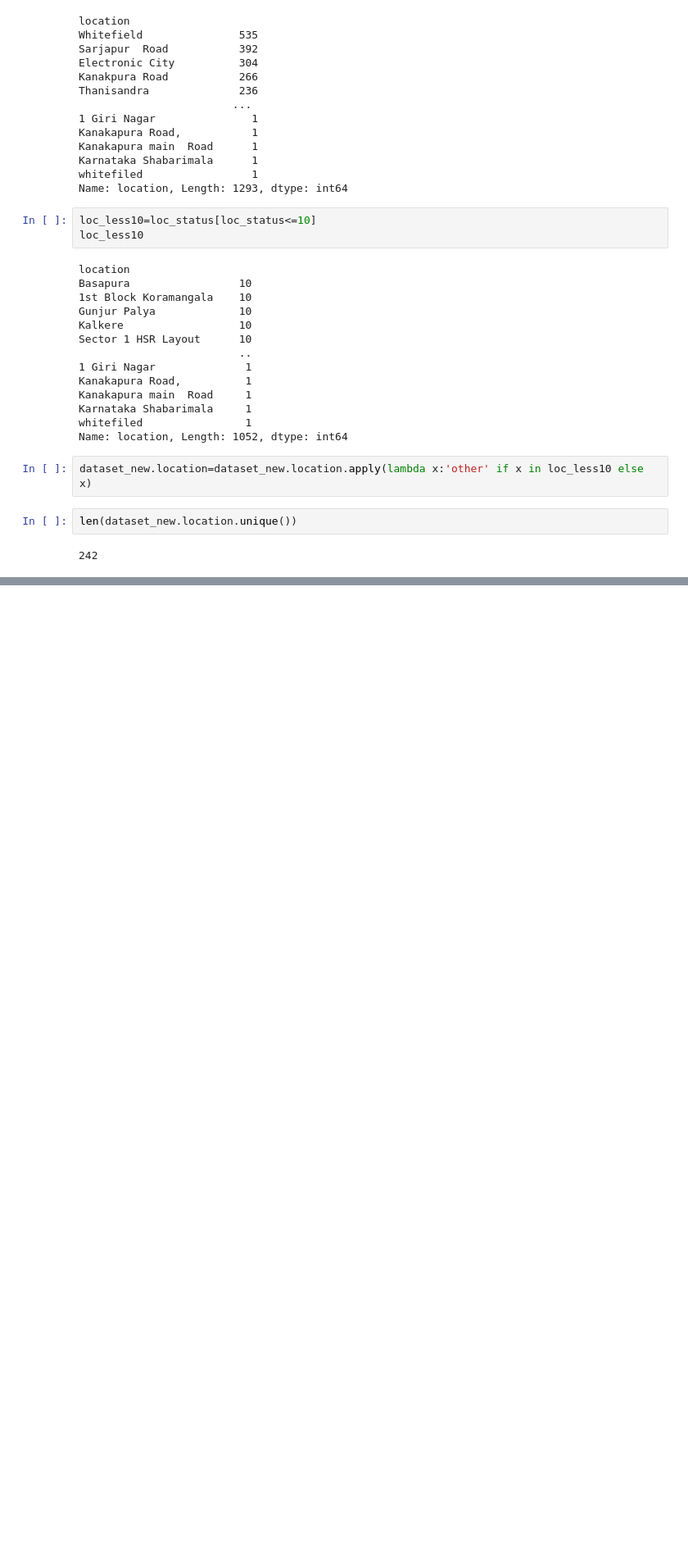
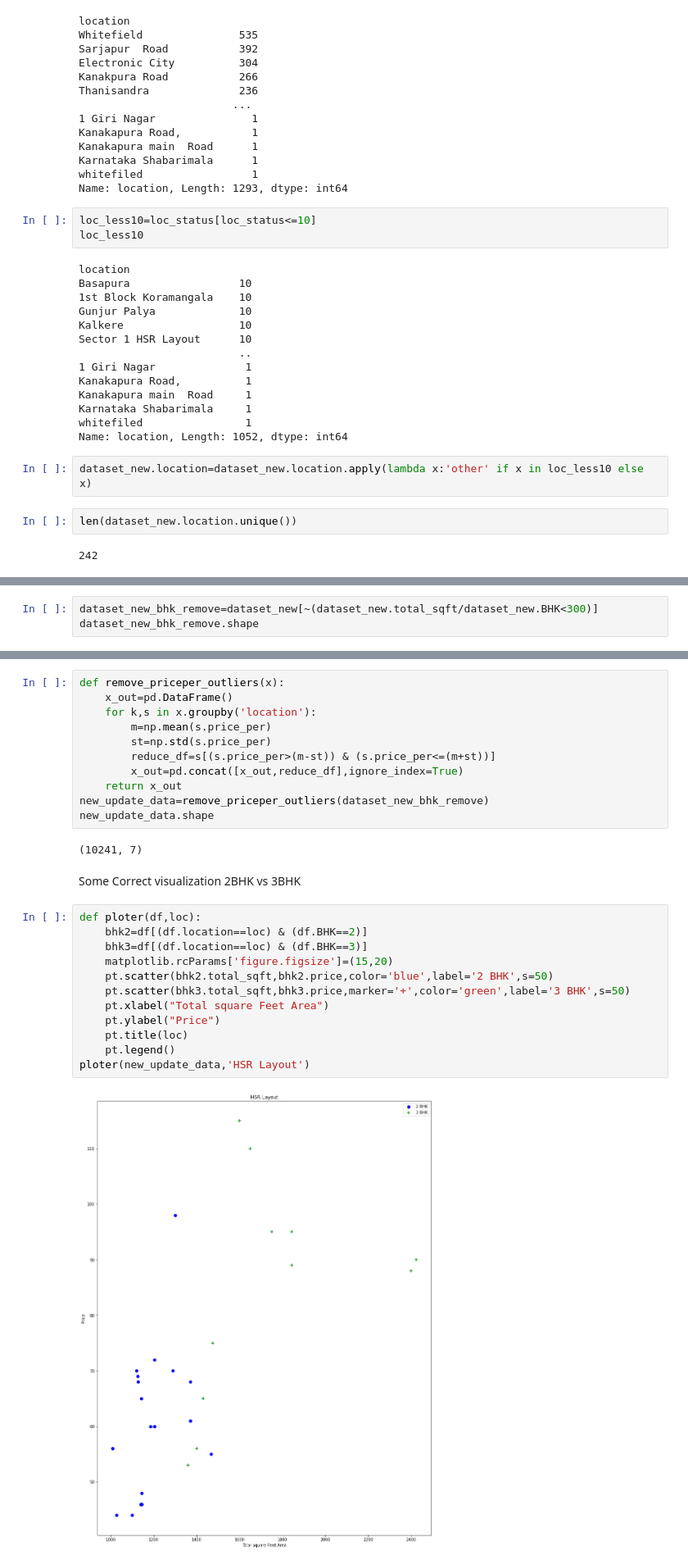
Before and after one commit to Vishwam-work/Real-Estate-Price-prediction-, a Jupyter notebook: Real Estate Price pridiction.ipynb, the cells around one changed output, grey strips where cells are left out. Shown at 82% size. Drawn from its saved outputs; the diff is of its cells as text; blank space fills up the shorter version.

Commit message:
Outliner remover

```diff
--- a/Real Estate Price pridiction.ipynb
+++ b/Real Estate Price pridiction.ipynb
@@ -268,0 +296,3 @@ len(dataset_new.location.unique())
+# %%
+dataset_new_bhk_remove=dataset_new[~(dataset_new.total_sqft/dataset_new.BHK<300)]
+dataset_new_bhk_remove.shape
@@ -268,0 +313,29 @@ len(dataset_new.location.unique())
+# %%
+def remove_priceper_outliers(x):
+    x_out=pd.DataFrame()
+    for k,s in x.groupby('location'):
+        m=np.mean(s.price_per)
+        st=np.std(s.price_per)
+        reduce_df=s[(s.price_per>(m-st)) & (s.price_per<=(m+st))]
+        x_out=pd.concat([x_out,reduce_df],ignore_index=True)
+    return x_out
+new_update_data=remove_priceper_outliers(dataset_new_bhk_remove)
+new_update_data.shape
+# %% [output]
+(10241, 7)
+# %% [markdown]
+Some Correct visualization 2BHK vs 3BHK
+# %%
+def ploter(df,loc):
+    bhk2=df[(df.location==loc) & (df.BHK==2)]
+    bhk3=df[(df.location==loc) & (df.BHK==3)]
+    matplotlib.rcParams['figure.figsize']=(15,20)
+    pt.scatter(bhk2.total_sqft,bhk2.price,color='blue',label='2 BHK',s=50)
+    pt.scatter(bhk3.total_sqft,bhk3.price,marker='+',color='green',label='3 BHK',s=50)
+    pt.xlabel("Total square Feet Area")
+    pt.ylabel("Price")
+    pt.title(loc)
+    pt.legend()
+ploter(new_update_data,'HSR Layout')
+# %% [output]
+[figure, added]
```
Also changed, not shown: parts of 9 cells of this notebook.
